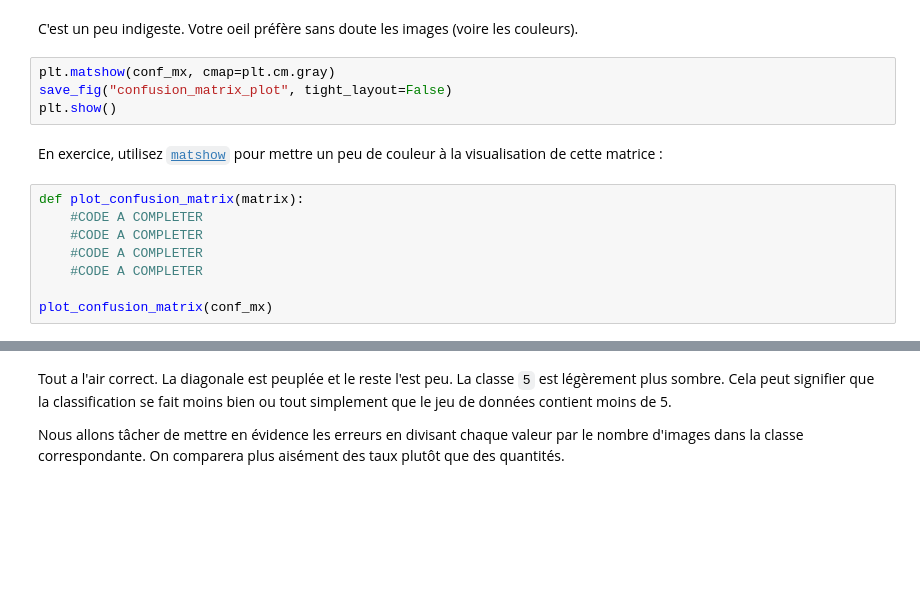
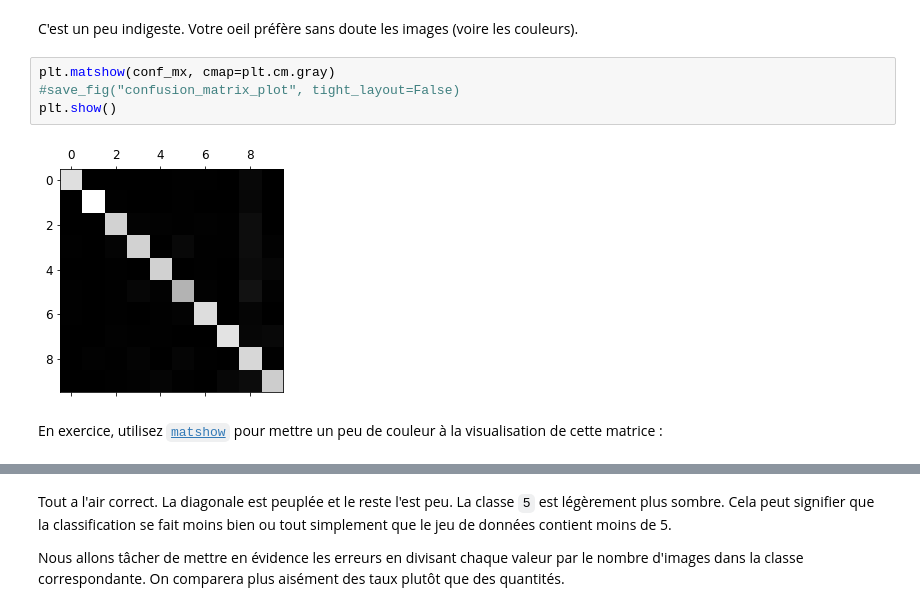
Before and after one commit to Cedric-M/Machine-Learning, a Jupyter notebook: WS 3.1 - Machine Learning.ipynb, the cells around one changed output, grey strips where cells are left out. Saved outputs shown, nothing was run; the diff lists cells and outputs as text; blank space fills up the shorter version.

```diff
--- a/WS 3.1 - Machine Learning.ipynb
+++ b/WS 3.1 - Machine Learning.ipynb
@@ -685,15 +696,9 @@ conf_mx
 C'est un peu indigeste. Votre oeil préfère sans doute les images (voire les couleurs).
 # %%
 plt.matshow(conf_mx, cmap=plt.cm.gray)
-save_fig("confusion_matrix_plot", tight_layout=False)
+#save_fig("confusion_matrix_plot", tight_layout=False)
 plt.show()
+# %% [output]
+[figure, added]
 # %% [markdown]
 En exercice, utilisez [`matshow`](https://matplotlib.org/api/_as_gen/matplotlib.pyplot.matshow.html) pour mettre un peu de couleur à la visualisation de cette matrice :
-# %%
-def plot_confusion_matrix(matrix):
-    #CODE A COMPLETER
-    #CODE A COMPLETER
-    #CODE A COMPLETER
-    #CODE A COMPLETER
-
-plot_confusion_matrix(conf_mx)
```
Also changed, not shown: parts of 11 cells of this notebook.
